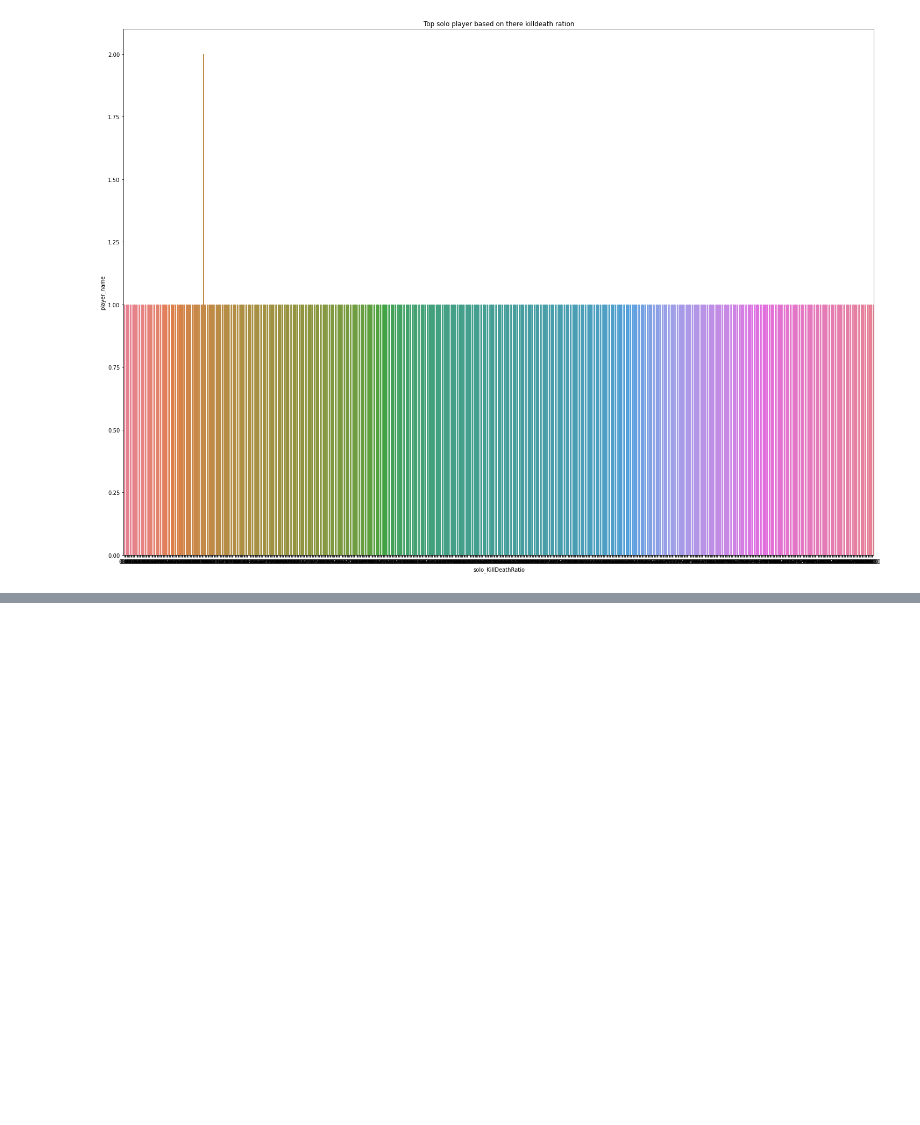
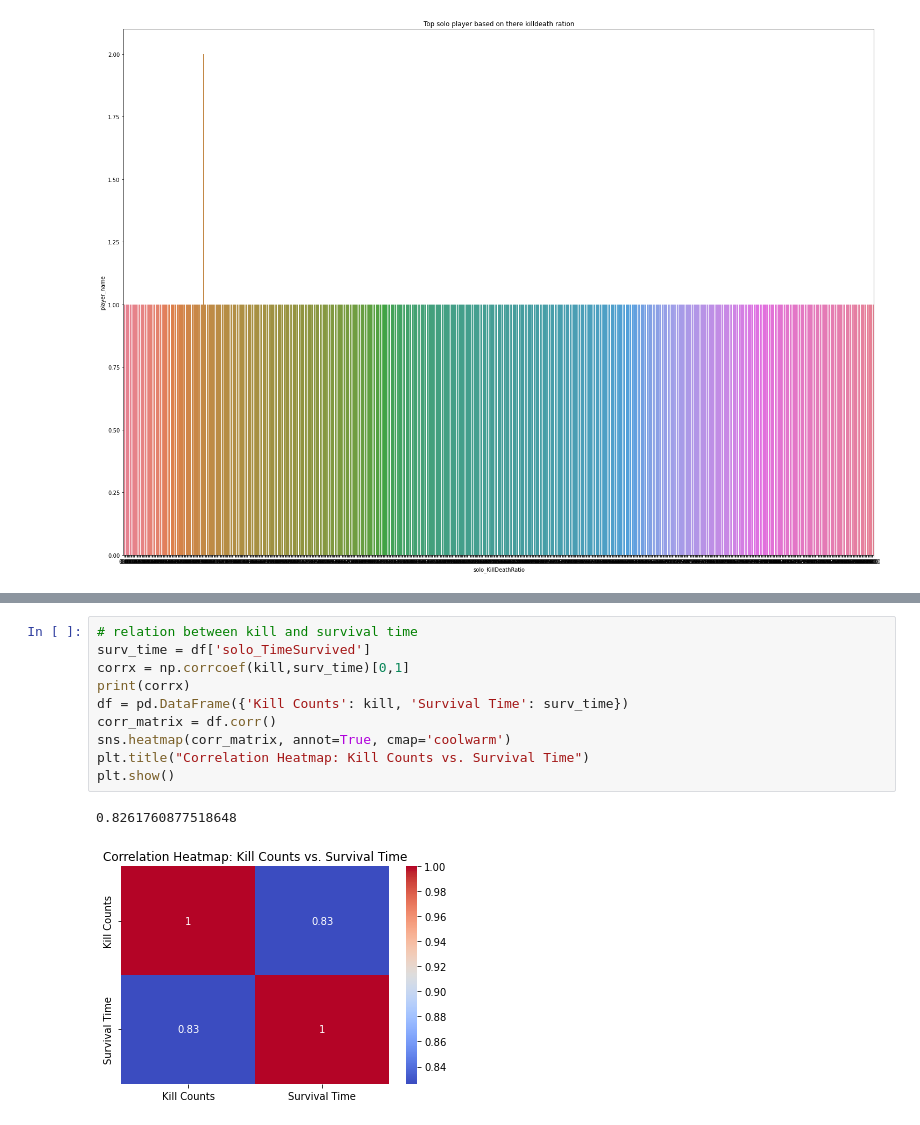
Before and after one commit to emojiworld777/pubg-hacker-detection-and-exploratory-data-analysis, a Jupyter notebook: pubg.ipynb, the cells around one changed output, grey strips where cells are left out. Drawn from its saved outputs; the diff is of its cells as text; blank space fills up the shorter version.

```diff
--- a/pubg.ipynb
+++ b/pubg.ipynb
@@ -115,0 +126,13 @@ plt.show()
+# %%
+# relation between kill and survival time
+surv_time = df['solo_TimeSurvived']
+corrx = np.corrcoef(kill,surv_time)[0,1]
+print(corrx)
+df = pd.DataFrame({'Kill Counts': kill, 'Survival Time': surv_time})
+corr_matrix = df.corr()
+sns.heatmap(corr_matrix, annot=True, cmap='coolwarm')
+plt.title("Correlation Heatmap: Kill Counts vs. Survival Time")
+plt.show()
+# %% [output]
+0.8261760877518648
+[figure, added]
```
Also changed, not shown: parts of 4 cells of this notebook.
